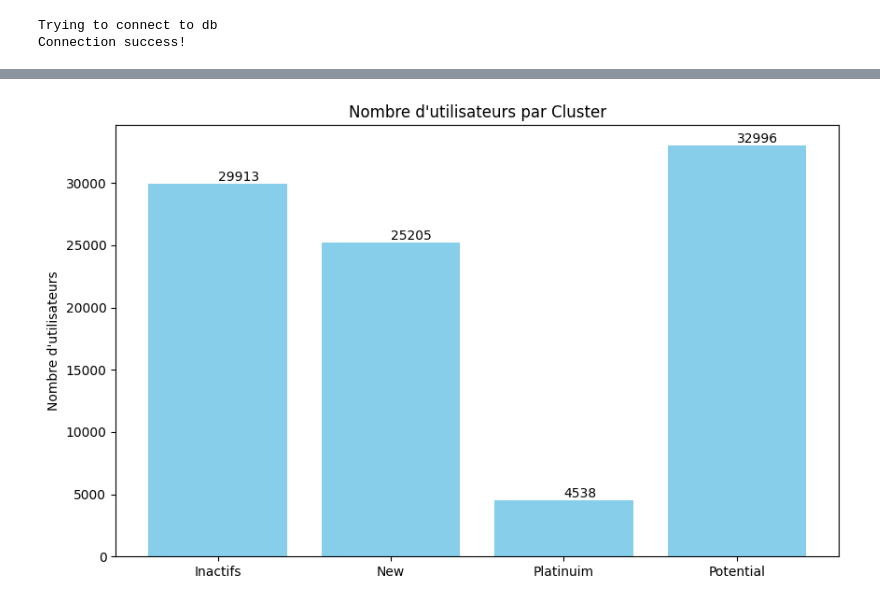
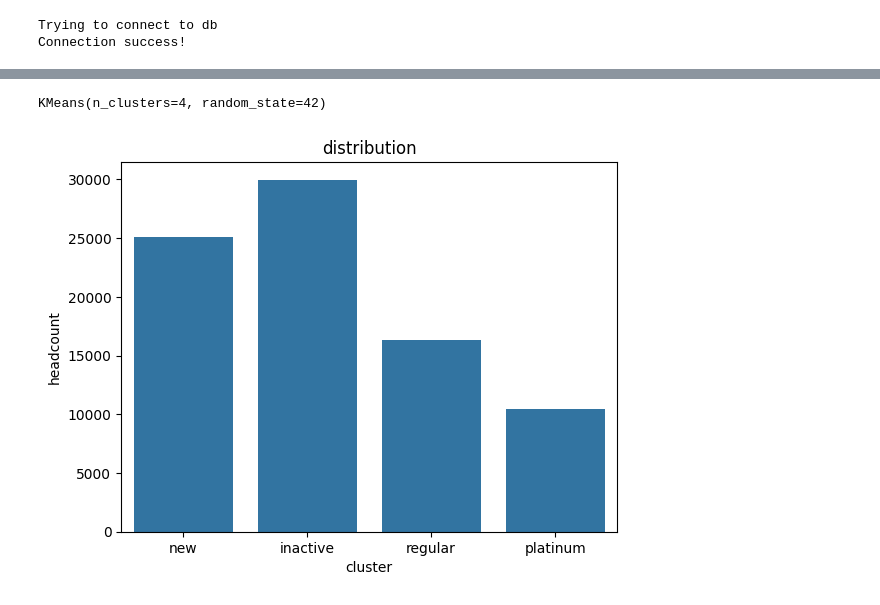
Before and after one commit to gregoiregobert/42work, a Jupyter notebook: Piscine_data_science/Day_02/ex05/Clustering.ipynb, the cells around one changed output, grey strips where cells are left out. Saved outputs shown, nothing was run; the diff lists cells and outputs as text; code cells hidden in the pictures.

```diff
--- a/Piscine_data_science/Day_02/ex05/Clustering.ipynb
+++ b/Piscine_data_science/Day_02/ex05/Clustering.ipynb
@@ -155,26 +102,50 @@ plt.show()
-# %%
-import pandas as pd
-import matplotlib.pyplot as plt
-
-# Compter le nombre d'instances dans chaque cluster
-cluster_counts = final_data['cluster_name'].value_counts().reset_index()
-cluster_counts.columns = ['Cluster Name', 'Count']
-
-# Trier les clusters si nécessaire, par exemple dans un ordre spécifique ou alphabétique
-cluster_counts = cluster_counts.sort_values('Cluster Name')
-
-# Créer le graphique à barres
-plt.figure(figsize=(10, 6))
-bars = plt.bar(cluster_counts['Cluster Name'], cluster_counts['Count'], color='skyblue')
-
-# Ajouter des étiquettes pour chaque barre
-for bar in bars:
-    yval = bar.get_height()
-    plt.text(bar.get_x() + bar.get_width()/2, yval, round(yval, 1), va='bottom')  # va: vertical alignment
-
-# Ajouter des titres et des labels aux axes
-plt.title('Nombre d\'utilisateurs par Cluster')
-plt.ylabel('Nombre d\'utilisateurs')
-plt.show()
-# %% [output]
-[figure, removed]
+# %%
+# KMeans
+kmeans = KMeans(n_clusters=4, random_state=42)
+kmeans.fit(scaled_rfm)
+# %% [output]
+KMeans(n_clusters=4, random_state=42)
+# %%
+scaled_rfm['cluster'] = kmeans.labels_
+# %%
+# Moyenne des scores
+cluster_scores = scaled_rfm.groupby('cluster').agg({
+    'recency': 'mean',
+    'frequency': 'mean',
+    'monetary': 'mean'
+})
+
+# Classement
+cluster_scores['recency_rank'] = cluster_scores['recency'].rank(ascending=True)  # Récence : plus petit est mieux
+cluster_scores['frequency_rank'] = cluster_scores['frequency'].rank(ascending=False)  # Fréquence : plus grand est mieux
+cluster_scores['monetary_rank'] = cluster_scores['monetary'].rank(ascending=False)  # Montant monétaire : plus grand est mieux
+
+# Fonction pour attribuer un label basé sur les rangs
+def name_label_cluster(row):
+    if row['recency_rank'] == 4:  # Le cluster avec la récence la plus faible (le plus récent)
+        return 'inactive'
+    elif row['recency_rank'] == 1:
+        return 'new'  # Si recency est élevé, mais fréquence et montant faibles
+    elif row['frequency_rank'] == 1 and row['monetary_rank'] == 1:
+        return 'platinum'  # Le cluster avec la fréquence et le montant les plus élevés
+    else:
+        return 'regular'  # Clusters intermédiaires
+cluster_scores['label'] = cluster_scores.apply(name_label_cluster, axis=1)
+
+# Colonne label en dict
+label_mapping = cluster_scores['label'].to_dict()
+
+# application du dict
+scaled_rfm['cluster'] = scaled_rfm['cluster'].map(label_mapping)
+# %%
+
+sns.set(style="whitegrid")
+
+sns.countplot(x='cluster', data=scaled_rfm)
+
+plt.title("distribution")
+plt.xlabel("cluster")
+plt.ylabel("headcount")
+plt.show()
+# %% [output]
+[figure, added]
```
Also changed, not shown: parts of 22 cells of this notebook.
